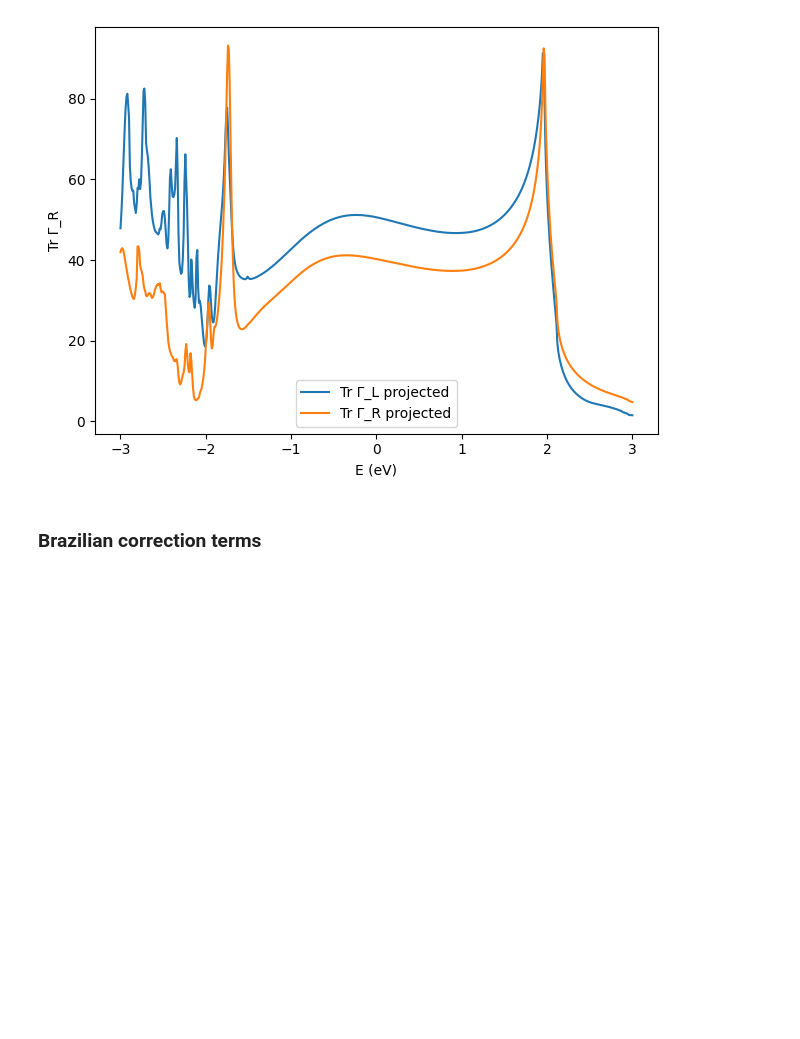
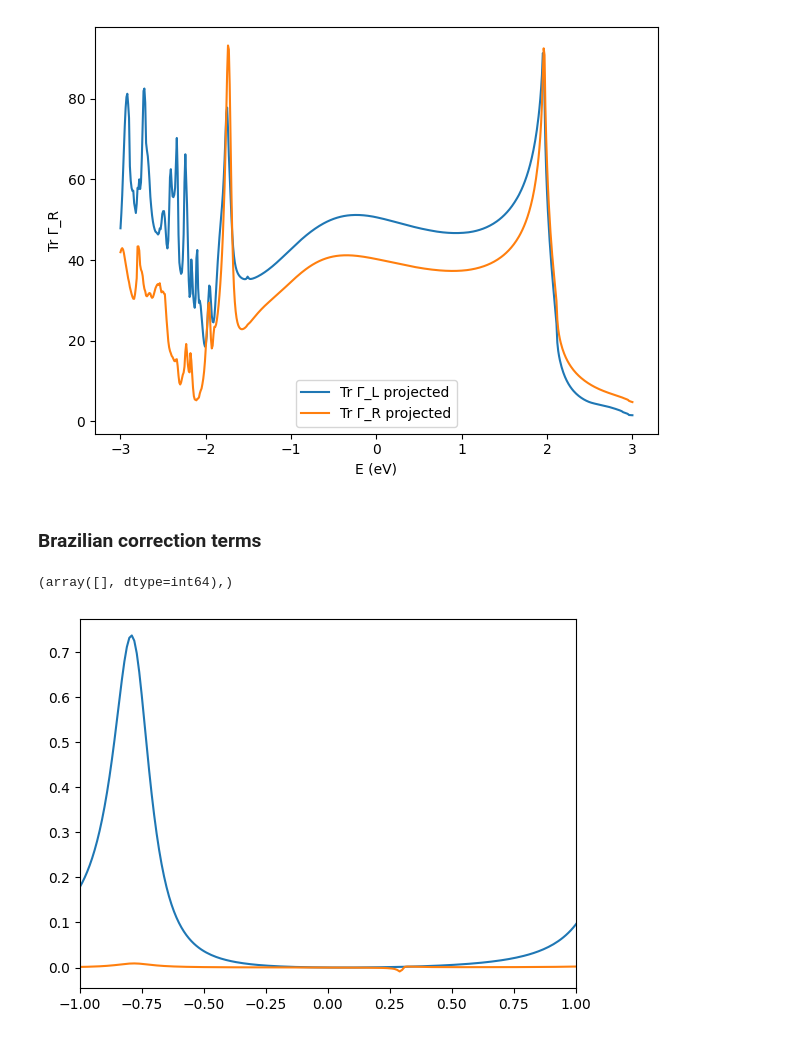
Before and after one commit to aj0337/qtpyt-tests, a Jupyter notebook: vertex_correction/pentadienyl/projection_mol_space/analysis.ipynb, the cells around one changed output. Saved outputs shown, nothing was run; the diff lists cells and outputs as text; code cells hidden in the pictures; blank space fills up the shorter version.

```diff
--- a/vertex_correction/pentadienyl/projection_mol_space/analysis.ipynb
+++ b/vertex_correction/pentadienyl/projection_mol_space/analysis.ipynb
@@ -39,3 +39,11 @@ E = d["E"]
 Tel = d["T_elastic"]
 Tin = d["T_inelastic"]
 Ttot = d["T_total"]
+# %%
+plt.plot(E, Tel, label="Elastic")
+plt.plot(E, Tin, label="Inelastic")
+plt.xlim(-1,1)
+np.where(Tel < 0)
+# %% [output]
+(array([], dtype=int64),)
+[figure, added]
```
Also changed, not shown: 56 other files.
